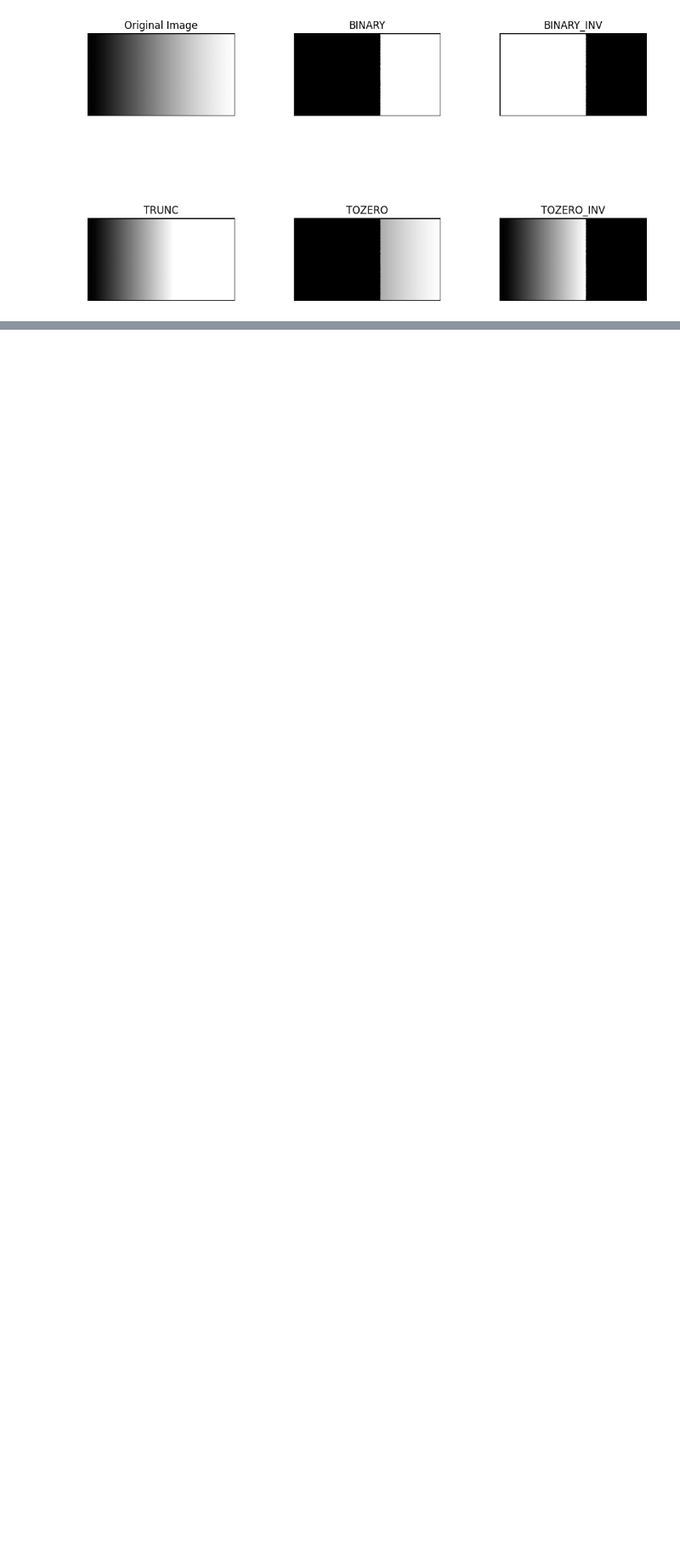
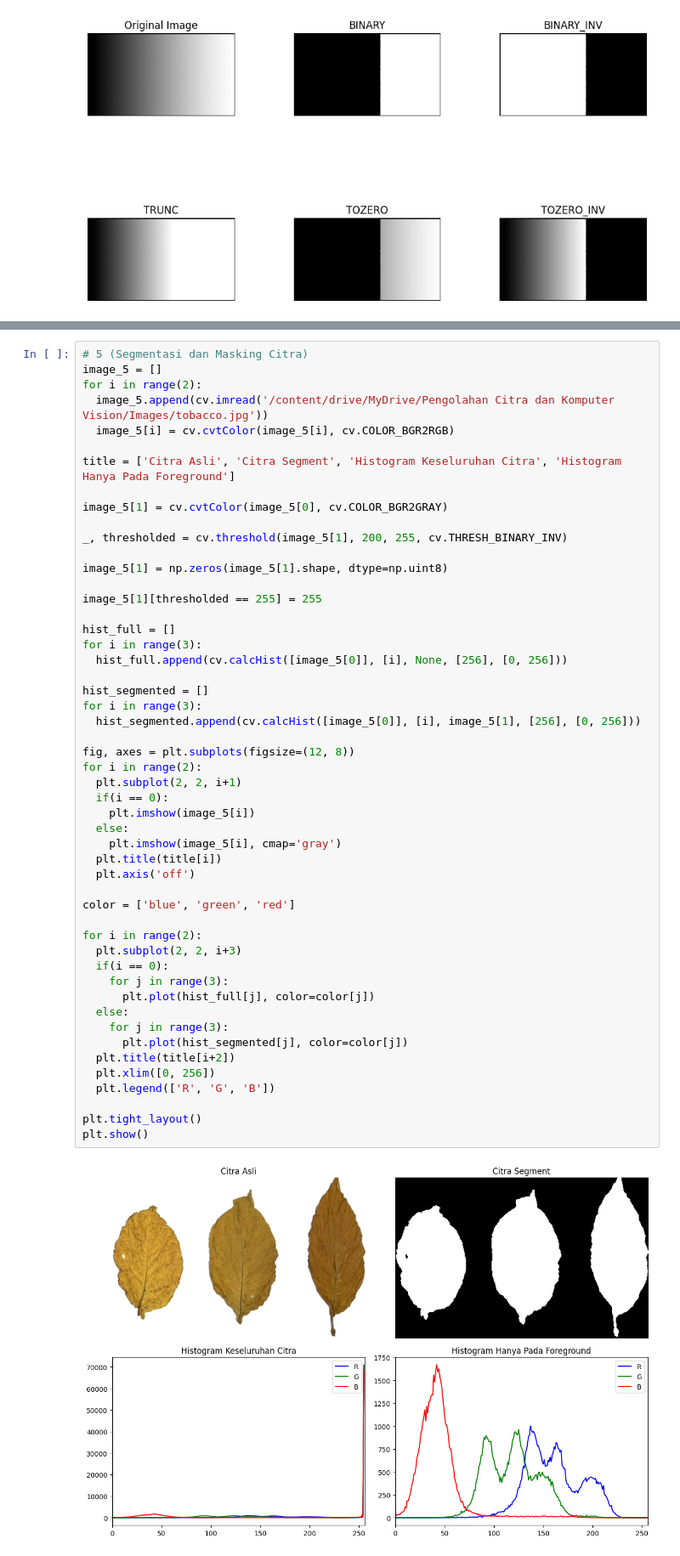
Before and after one commit to AsadillahRamadhan/PCVK, a Jupyter notebook: Pertemuan10.ipynb, the cells around one changed output, grey strips where cells are left out. Shown at 85% size. Cells and saved outputs as stored; diff of their text form; blank space fills up the shorter version.

```diff
--- a/Pertemuan10.ipynb
+++ b/Pertemuan10.ipynb
@@ -217,0 +179,53 @@ for i in range(2):
+# %%
+# 5 (Segmentasi dan Masking Citra)
+image_5 = []
+for i in range(2):
+  image_5.append(cv.imread('/content/drive/MyDrive/Pengolahan Citra dan Komputer Vision/Images/tobacco.jpg'))
+  image_5[i] = cv.cvtColor(image_5[i], cv.COLOR_BGR2RGB)
+
+title = ['Citra Asli', 'Citra Segment', 'Histogram Keseluruhan Citra', 'Histogram Hanya Pada Foreground']
+
+image_5[1] = cv.cvtColor(image_5[0], cv.COLOR_BGR2GRAY)
+
+_, thresholded = cv.threshold(image_5[1], 200, 255, cv.THRESH_BINARY_INV)
+
+image_5[1] = np.zeros(image_5[1].shape, dtype=np.uint8)
+
+image_5[1][thresholded == 255] = 255
+
+hist_full = []
+for i in range(3):
+  hist_full.append(cv.calcHist([image_5[0]], [i], None, [256], [0, 256]))
+
+hist_segmented = []
+for i in range(3):
+  hist_segmented.append(cv.calcHist([image_5[0]], [i], image_5[1], [256], [0, 256]))
+
+fig, axes = plt.subplots(figsize=(12, 8))
+for i in range(2):
+  plt.subplot(2, 2, i+1)
+  if(i == 0):
+    plt.imshow(image_5[i])
+  else:
+    plt.imshow(image_5[i], cmap='gray')
+  plt.title(title[i])
+  plt.axis('off')
+
+color = ['blue', 'green', 'red']
+
+for i in range(2):
+  plt.subplot(2, 2, i+3)
+  if(i == 0):
+    for j in range(3):
+      plt.plot(hist_full[j], color=color[j])
+  else:
+    for j in range(3):
+      plt.plot(hist_segmented[j], color=color[j])
+  plt.title(title[i+2])
+  plt.xlim([0, 256])
+  plt.legend(['R', 'G', 'B'])
+
+plt.tight_layout()
+plt.show()
+# %% [output]
+[figure, added]
```
Also changed, not shown: parts of 5 cells of this notebook.
